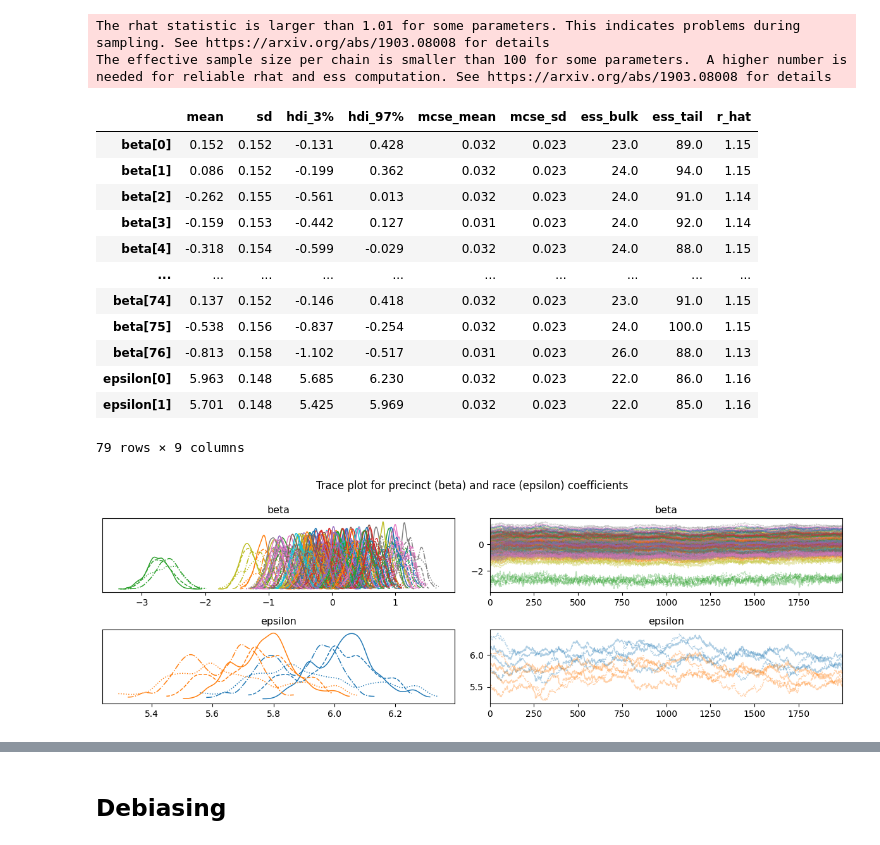
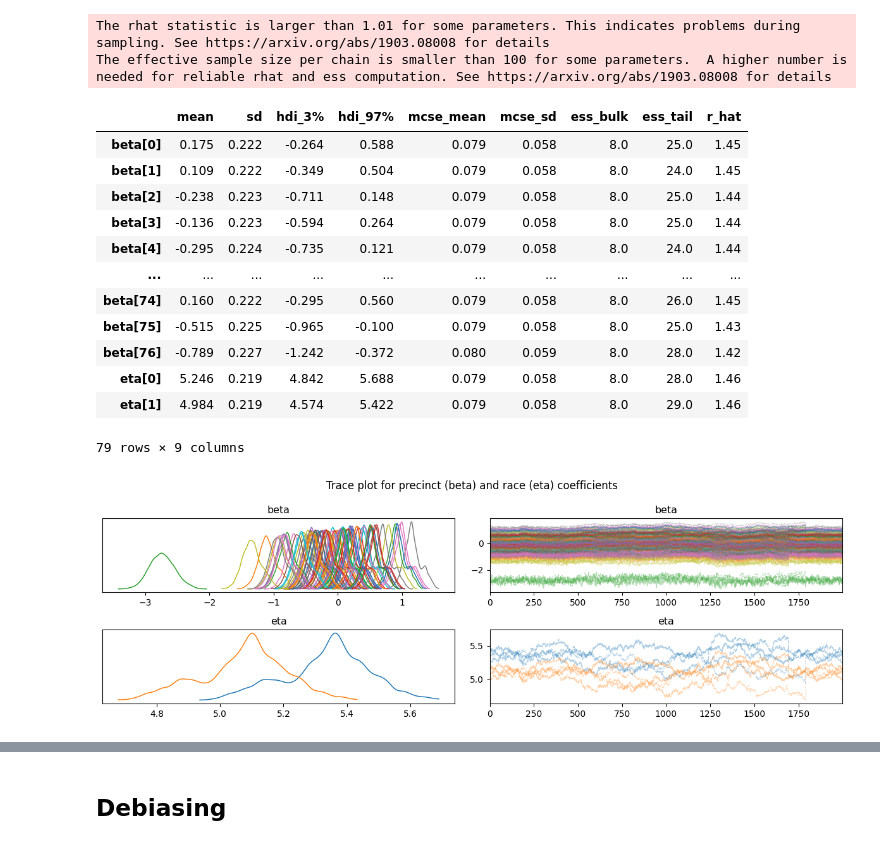
Before and after one commit to TheJarmanitor/algfair-final-exam, a Jupyter notebook: notebooks/bayes_regression.ipynb, the cells around one changed output, grey strips where cells are left out. Drawn from its saved outputs; the diff is of its cells as text; code cells hidden in the pictures.

```diff
--- a/notebooks/bayes_regression.ipynb
+++ b/notebooks/bayes_regression.ipynb
@@ -88,8 +112,8 @@ X_enc = pd.get_dummies(X, columns=["precinct", "perp_race"], dtype=float)
 # %%
 with pm.Model() as precinct_count_model_2:
-    beta = pm.Normal('beta', mu=0, sigma=1.5, shape=len(X_enc.columns) - 2)
+    beta = pm.Normal('beta', mu=0, sigma=1.5, shape=len(X_enc.columns) - 4)
 
-    lambda_ = pm.Deterministic("lambda", pm.math.exp(pm.math.dot(X_enc.iloc[:,:-2], beta)))
+    lambda_ = pm.Deterministic("lambda", pm.math.exp(pm.math.dot(X_enc.iloc[:,:-4], beta)))
 
     crime = pm.Poisson('crime', lambda_, observed=y)
 # %%
@@ -135,0 +172,9 @@ plt.tight_layout()
+# %%
+with pm.Model() as precinct_sex_count_model:
+    beta = pm.Normal('beta', mu=0, sigma=1.5, shape=len(X_enc.columns) - 4)
+    gamma = pm.Normal('gamma', mu=5, sigma=1.5, shape=2)
+
+    lambda_ = pm.Deterministic("lambda", pm.math.exp(pm.math.dot(X_enc.iloc[:,:-4], beta)
+                                                     + pm.math.dot(X_enc.iloc[:,-2:], gamma)))
+
+    crime = pm.Poisson('crime', lambda_, observed=y)
@@ -153,9 +232,10 @@ Name: perp_race, Length: 154, dtype: object
 # %%
 with pm.Model() as precinct_race_count_model:
-    beta = pm.Normal('beta', mu=0, sigma=1.5, shape=len(X_enc.columns) - 2)
-    epsilon = pm.Normal('epsilon', mu=5, sigma=1.5, shape=2)
+    beta = pm.Normal('beta', mu=0, sigma=1.5, shape=len(X_enc.columns) - 4)
+    eta = pm.Normal('eta', mu=5, sigma=10, shape=2)
 
-    lambda_ = pm.Deterministic("lambda", pm.math.exp(pm.math.dot(X_enc.iloc[:,:-2], beta) + pm.math.dot(X_enc.iloc[:,-2:], epsilon)))
+    lambda_ = pm.Deterministic("lambda", pm.math.exp(pm.math.dot(X_enc.iloc[:,:-4], beta)
+                                                     + pm.math.dot(X_enc.iloc[:,-4:-2], eta)))
 
     crime = pm.Poisson('crime', lambda_, observed=y)
 # %%
@@ -166,31 +246,34 @@ Sampling: [beta, crime, epsilon]
 # %%
 with precinct_race_count_model:
-    precinct_race_count_trace = pm.sample(2000, tune=2000, return_inferencedata=True, cores=4, idata_kwargs=dict(log_likelihood=True), nuts_sampler="numpyro")
+    if device == "gpu":
+        precinct_race_count_trace = pm.sample(2000, tune=2000, return_inferencedata=True, cores=4, idata_kwargs=dict(log_likelihood=True), nuts_sampler="numpyro")
+    else:
+        precinct_race_count_trace = pm.sample(2000, tune=2000, return_inferencedata=True, idata_kwargs=dict(log_likelihood=True))
 # %% [output]
 The rhat statistic is larger than 1.01 for some parameters. This indicates problems during sampling. See https://arxiv.org/abs/1903.08008 for details
 The effective sample size per chain is smaller than 100 for some parameters.  A higher number is needed for reliable rhat and ess computation. See https://arxiv.org/abs/1903.08008 for details
 # %%
-az.summary(precinct_race_count_trace, var_names=["beta", "epsilon"])
+az.summary(precinct_race_count_trace, var_names=["beta", "eta"])
 # %% [output]
 |  | mean | sd | hdi_3% | hdi_97% | mcse_mean | mcse_sd | ess_bulk | ess_tail | r_hat |
-| beta[0] | 0.152 | 0.152 | -0.131 | 0.428 | 0.032 | 0.023 | 23.0 | 89.0 | 1.15 |
-| beta[1] | 0.086 | 0.152 | -0.199 | 0.362 | 0.032 | 0.023 | 24.0 | 94.0 | 1.15 |
-| beta[2] | -0.262 | 0.155 | -0.561 | 0.013 | 0.032 | 0.023 | 24.0 | 91.0 | 1.14 |
-| beta[3] | -0.159 | 0.153 | -0.442 | 0.127 | 0.031 | 0.023 | 24.0 | 92.0 | 1.14 |
-| beta[4] | -0.318 | 0.154 | -0.599 | -0.029 | 0.032 | 0.023 | 24.0 | 88.0 | 1.15 |
+| beta[0] | 0.175 | 0.222 | -0.264 | 0.588 | 0.079 | 0.058 | 8.0 | 25.0 | 1.45 |
+| beta[1] | 0.109 | 0.222 | -0.349 | 0.504 | 0.079 | 0.058 | 8.0 | 24.0 | 1.45 |
+| beta[2] | -0.238 | 0.223 | -0.711 | 0.148 | 0.079 | 0.058 | 8.0 | 25.0 | 1.44 |
+| beta[3] | -0.136 | 0.223 | -0.594 | 0.264 | 0.079 | 0.058 | 8.0 | 25.0 | 1.44 |
+| beta[4] | -0.295 | 0.224 | -0.735 | 0.121 | 0.079 | 0.058 | 8.0 | 24.0 | 1.44 |
 | ... | ... | ... | ... | ... | ... | ... | ... | ... | ... |
-| beta[74] | 0.137 | 0.152 | -0.146 | 0.418 | 0.032 | 0.023 | 23.0 | 91.0 | 1.15 |
-| beta[75] | -0.538 | 0.156 | -0.837 | -0.254 | 0.032 | 0.023 | 24.0 | 100.0 | 1.15 |
-| beta[76] | -0.813 | 0.158 | -1.102 | -0.517 | 0.031 | 0.023 | 26.0 | 88.0 | 1.13 |
-| epsilon[0] | 5.963 | 0.148 | 5.685 | 6.230 | 0.032 | 0.023 | 22.0 | 86.0 | 1.16 |
-| epsilon[1] | 5.701 | 0.148 | 5.425 | 5.969 | 0.032 | 0.023 | 22.0 | 85.0 | 1.16 |
+| beta[74] | 0.160 | 0.222 | -0.295 | 0.560 | 0.079 | 0.058 | 8.0 | 26.0 | 1.45 |
+| beta[75] | -0.515 | 0.225 | -0.965 | -0.100 | 0.079 | 0.058 | 8.0 | 25.0 | 1.43 |
+| beta[76] | -0.789 | 0.227 | -1.242 | -0.372 | 0.080 | 0.059 | 8.0 | 28.0 | 1.42 |
+| eta[0] | 5.246 | 0.219 | 4.842 | 5.688 | 0.079 | 0.058 | 8.0 | 28.0 | 1.46 |
+| eta[1] | 4.984 | 0.219 | 4.574 | 5.422 | 0.079 | 0.058 | 8.0 | 29.0 | 1.46 |
 79 rows × 9 columns
 # %%
-az.plot_trace(precinct_race_count_trace, var_names=["beta", "epsilon"])
-plt.suptitle("Trace plot for precinct (beta) and race (epsilon) coefficients")
+az.plot_trace(precinct_race_count_trace, var_names=["beta", "eta"], combined=True)
+plt.suptitle("Trace plot for precinct (beta) and race (eta) coefficients")
 plt.tight_layout()
 # %% [output]
-[figure, old version]
+[figure, new version]
 # %%
 _, ax = plt.subplots(1, 2, figsize=(12, 10))
 
```
Also changed, not shown: parts of 36 cells of this notebook, 4 other files.
